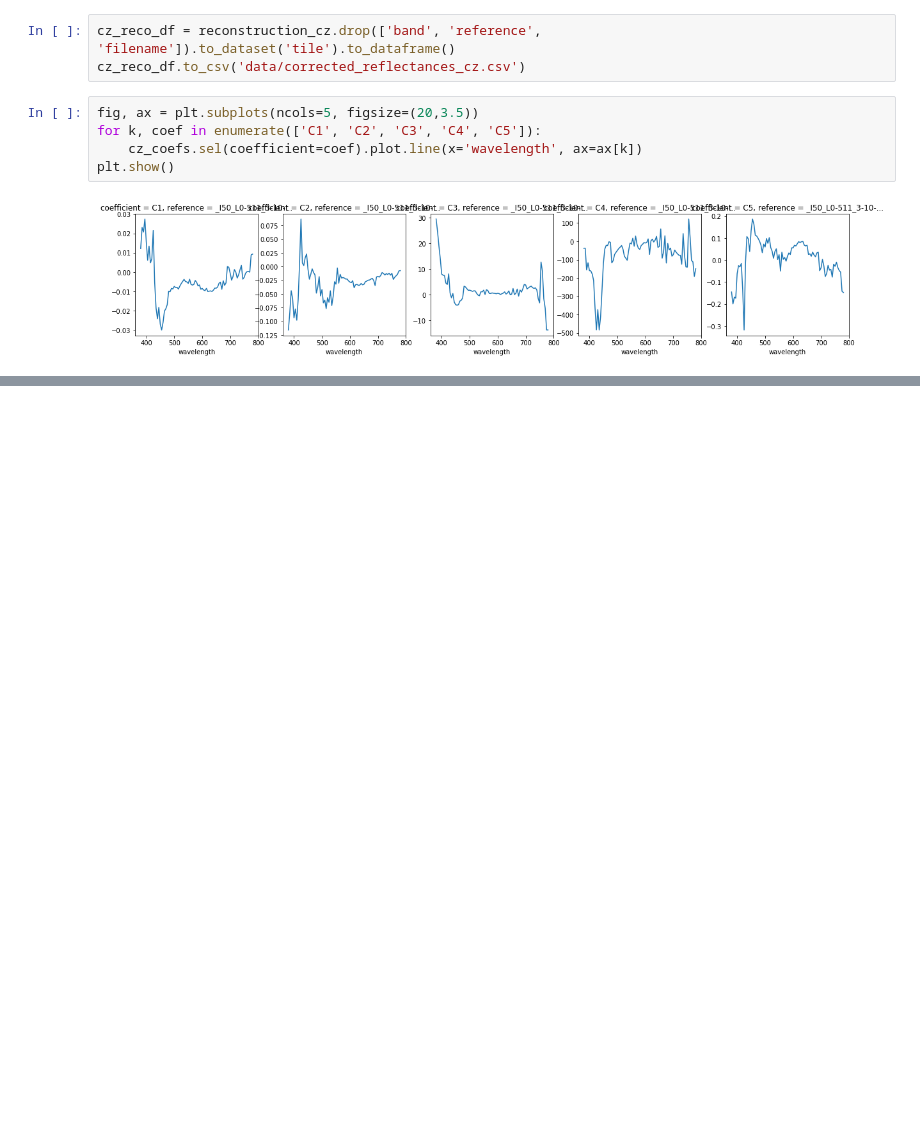
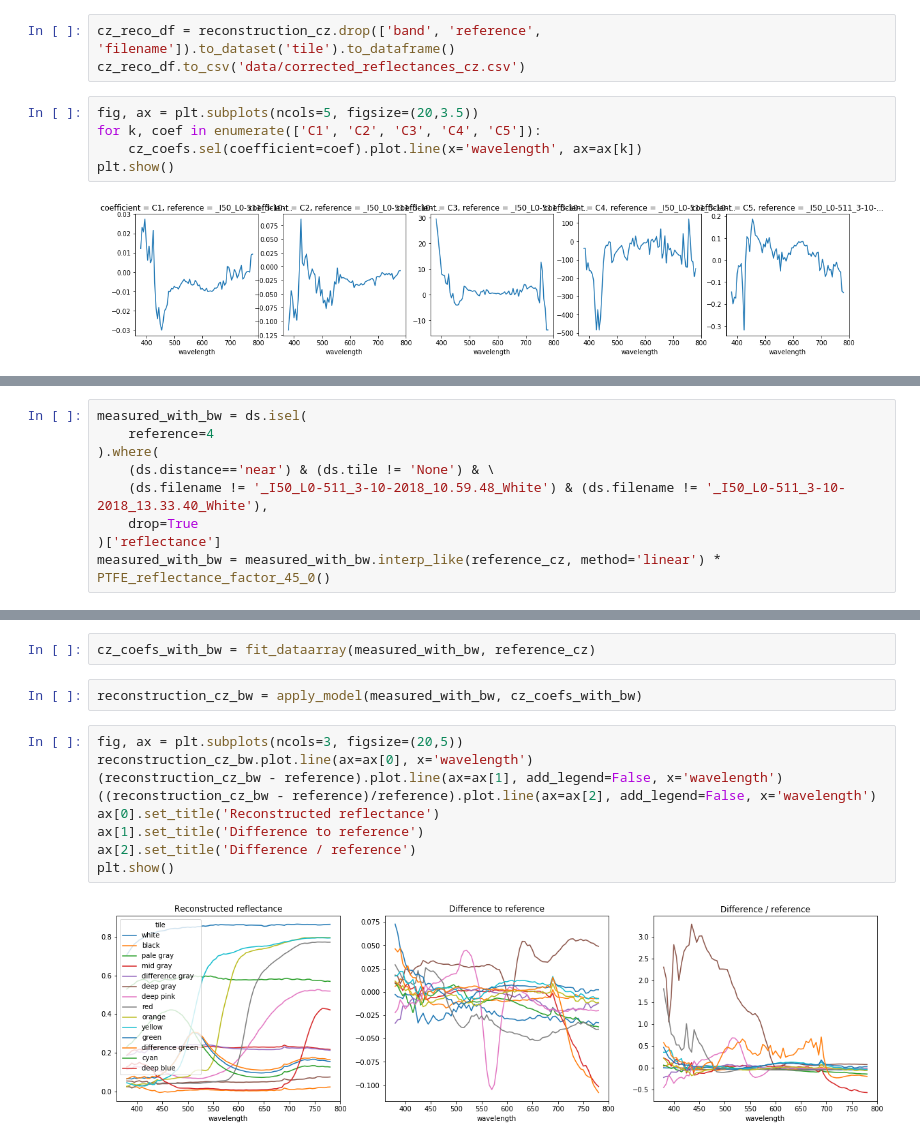
Before and after one commit to silmae/colortiles, a Jupyter notebook: Fit of measurement.ipynb, the cells around one changed output, grey strips where cells are left out. Saved outputs shown, nothing was run; the diff lists cells and outputs as text; blank space fills up the shorter version.

```diff
--- a/Fit of measurement.ipynb
+++ b/Fit of measurement.ipynb
@@ -177,0 +171,9 @@ plt.show()
+# %%
+measured_with_bw = ds.isel(
+    reference=4
+).where(
+    (ds.distance=='near') & (ds.tile != 'None') & \
+    (ds.filename != '_I50_L0-511_3-10-2018_10.59.48_White') & (ds.filename != '_I50_L0-511_3-10-2018_13.33.40_White'),
+    drop=True
+)['reflectance']
+measured_with_bw = measured_with_bw.interp_like(reference_cz, method='linear') * PTFE_reflectance_factor_45_0()
@@ -177,0 +197,15 @@ plt.show()
+# %%
+cz_coefs_with_bw = fit_dataarray(measured_with_bw, reference_cz)
+# %%
+reconstruction_cz_bw = apply_model(measured_with_bw, cz_coefs_with_bw)
+# %%
+fig, ax = plt.subplots(ncols=3, figsize=(20,5))
+reconstruction_cz_bw.plot.line(ax=ax[0], x='wavelength')
+(reconstruction_cz_bw - reference).plot.line(ax=ax[1], add_legend=False, x='wavelength')
+((reconstruction_cz_bw - reference)/reference).plot.line(ax=ax[2], add_legend=False, x='wavelength')
+ax[0].set_title('Reconstructed reflectance')
+ax[1].set_title('Difference to reference')
+ax[2].set_title('Difference / reference')
+plt.show()
+# %% [output]
+[figure, added]
```
Also changed, not shown: parts of 11 cells of this notebook, 1 other file.
